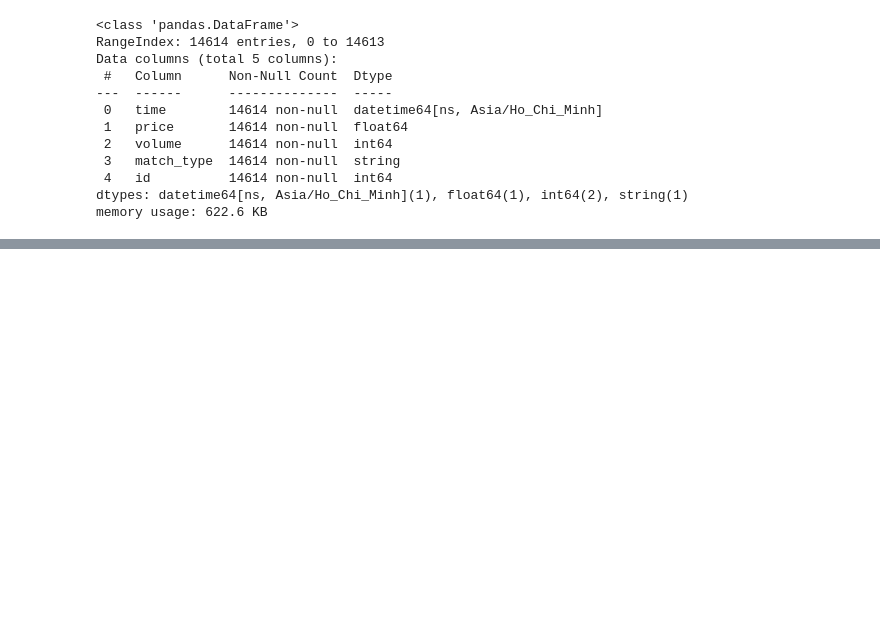
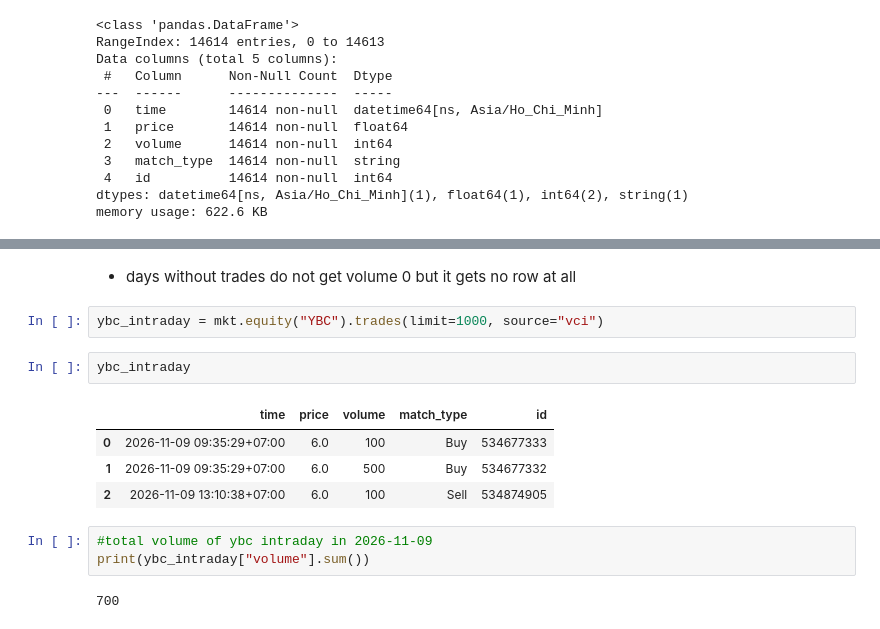
Before and after one commit to DanhHoangLongDuong/Vietnam-stock-market-pipeline, a Jupyter notebook: notebooks/explore.ipynb, the cells around one changed output, grey strips where cells are left out. Cells and saved outputs as stored; diff of their text form; blank space fills up the shorter version.

Commit message:
finish intraday of liquid and illiquid tickers

```diff
--- a/notebooks/explore.ipynb
+++ b/notebooks/explore.ipynb
@@ -441,0 +459,16 @@ memory usage: 622.6 KB
+# %% [markdown]
+- days without trades do not get volume 0 but it gets no row at all
+# %%
+ybc_intraday = mkt.equity("YBC").trades(limit=1000, source="vci")
+# %%
+ybc_intraday
+# %% [output]
+|  | time | price | volume | match_type | id |
+| 0 | 2026-11-09 09:35:29+07:00 | 6.0 | 100 | Buy | 534677333 |
+| 1 | 2026-11-09 09:35:29+07:00 | 6.0 | 500 | Buy | 534677332 |
+| 2 | 2026-11-09 13:10:38+07:00 | 6.0 | 100 | Sell | 534874905 |
+# %%
+#total volume of ybc intraday in 2026-11-09
+print(ybc_intraday["volume"].sum())
+# %% [output]
+700
```
Also changed, not shown: parts of 17 cells of this notebook.
